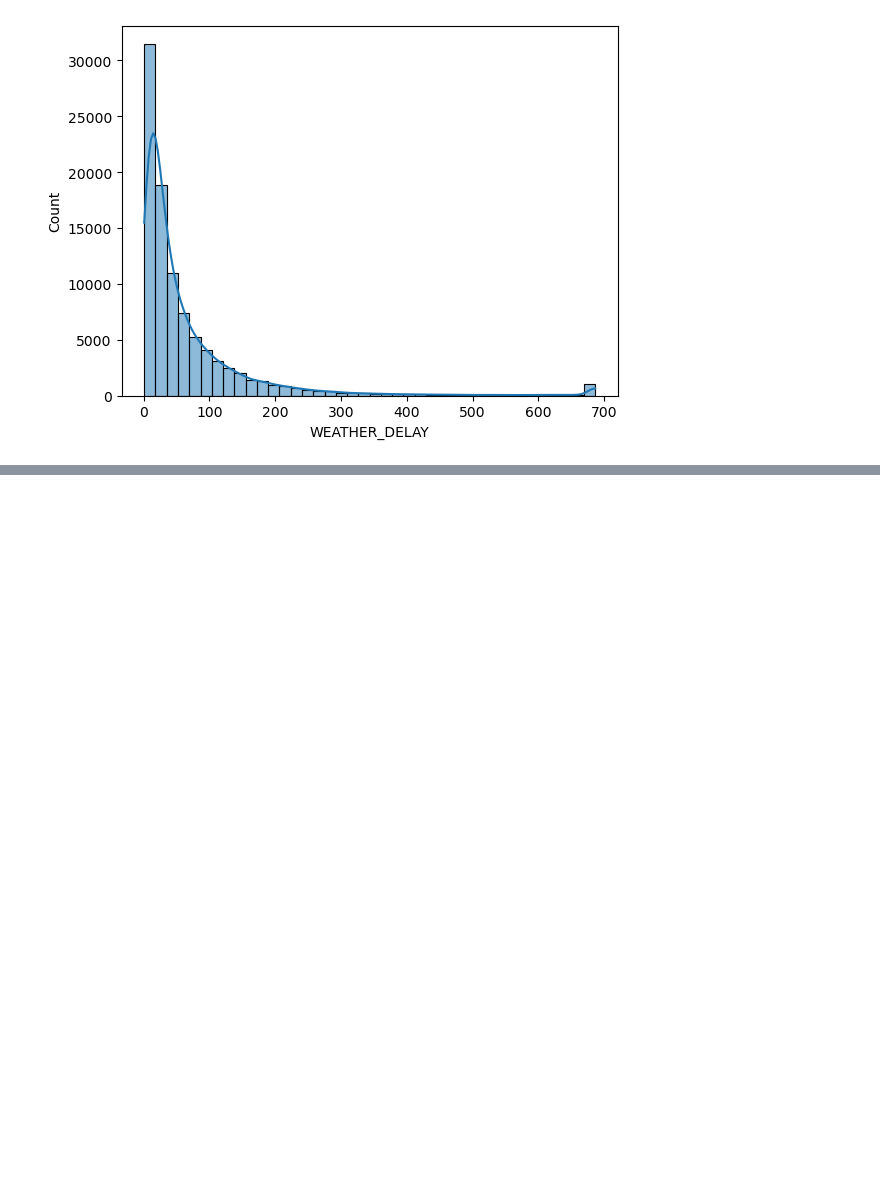
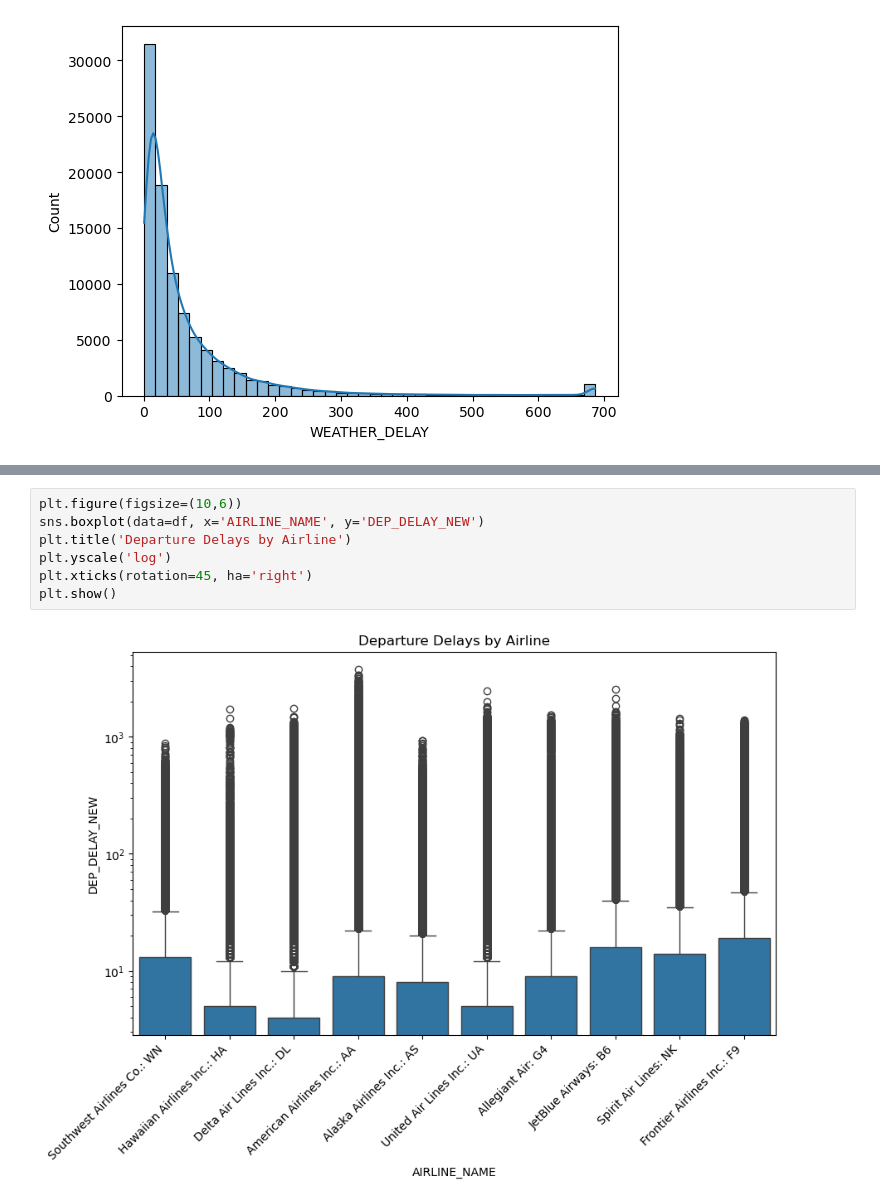
Before and after one commit to elenayzhu/mie368, a Jupyter notebook: individual-eda/Grace's_EDA.ipynb, the cells around one changed output, grey strips where cells are left out. Drawn from its saved outputs; the diff is of its cells as text; blank space fills up the shorter version.

```diff
--- a/individual-eda/Grace's_EDA.ipynb
+++ b/individual-eda/Grace's_EDA.ipynb
@@ -119,0 +139,9 @@ sns.histplot(df[df['WEATHER_DELAY'] > 0.0]['WEATHER_DELAY'].clip(upper=cap), bin
+# %%
+plt.figure(figsize=(10,6))
+sns.boxplot(data=df, x='AIRLINE_NAME', y='DEP_DELAY_NEW')
+plt.title('Departure Delays by Airline')
+plt.yscale('log')
+plt.xticks(rotation=45, ha='right')
+plt.show()
+# %% [output]
+[figure, added]
```
Also changed, not shown: parts of 28 cells of this notebook.
